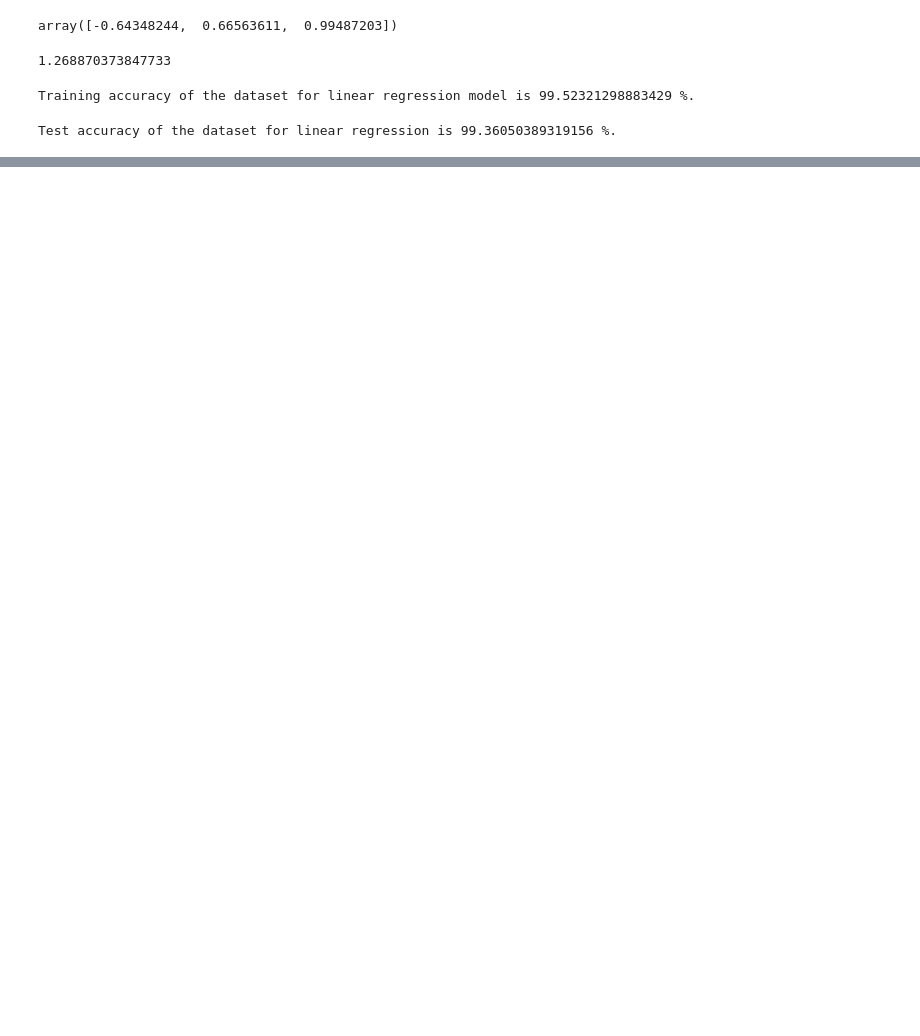
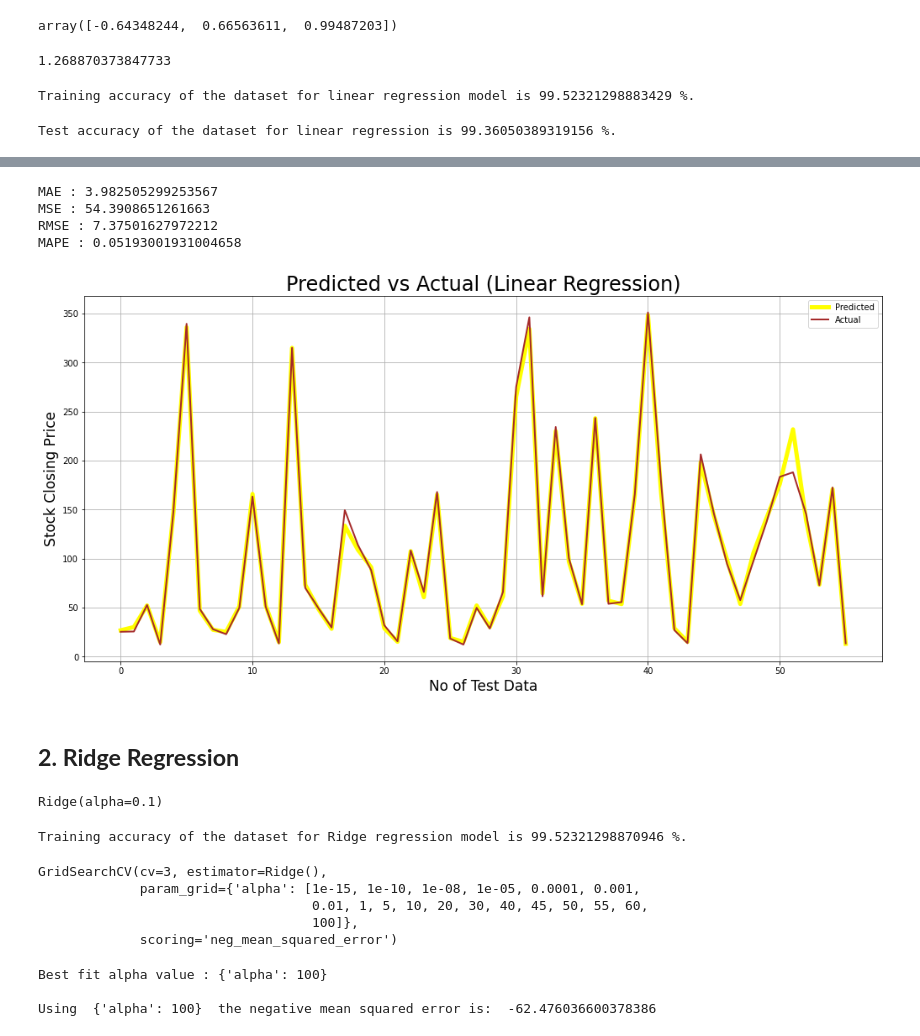
Before and after one commit to Arka1212/Yes-Bank-Stock-Closing-Price-Predcition, a Jupyter notebook: Yes_Bank_Stock_Closing_Price_Prediction_(ML_capstone).ipynb, the cells around one changed output, grey strips where cells are left out. Drawn from its saved outputs; the diff is of its cells as text; code cells hidden in the pictures; blank space fills up the shorter version.

```diff
--- a/Yes_Bank_Stock_Closing_Price_Prediction_(ML_capstone).ipynb
+++ b/Yes_Bank_Stock_Closing_Price_Prediction_(ML_capstone).ipynb
@@ -348,0 +361,34 @@ y_pred = linear_reg_model.predict(x_test)
+# %%
+# Evaluation metrics.
+MAE = mean_absolute_error((y_test), (y_pred))
+print("MAE :" ,MAE)
+
+MSE  = mean_squared_error((y_test), (y_pred))
+print("MSE :" , MSE)
+
+RMSE = np.sqrt(MSE)
+print("RMSE :" ,RMSE)
+
+MAPE=mean_absolute_percentage_error((y_test), (y_pred))
+print("MAPE :" ,MAPE)
+# %% [output]
+MAE : 3.982505299253567
+MSE : 54.3908651261663
+RMSE : 7.37501627972212
+MAPE : 0.05193001931004658
+# %%
+# Visualisation.
+plt.figure(figsize=(17,8))
+plt.plot(y_pred,color='yellow',linewidth=5)
+plt.plot(np.array(y_test),color='brown',linewidth=2)
+plt.legend(["Predicted","Actual"])
+plt.xlabel('No of Test Data',fontsize=17)
+plt.ylabel('Stock Closing Price',fontsize=17)
+plt.title('Predicted vs Actual (Linear Regression)',fontsize=24)
+plt.grid()
+plt.show()
+
+# y_pred = Predicted values
+# y_test = Actual values
+# %% [output]
+[figure, added]
@@ -348,0 +404,33 @@ y_pred = linear_reg_model.predict(x_test)
+# %% [markdown]
+## **2. Ridge Regression**
+# %%
+# Fitting data into Ridge Regression algorithm.
+ridge  = Ridge(alpha=0.1)
+ridge.fit(x_train,y_train)
+# %% [output]
+Ridge(alpha=0.1)
+# %%
+# Checking the training accuracy.
+ridge_train_accuracy = ridge.score(x_train, y_train)*100
+print(f'Training accuracy of the dataset for Ridge regression model is {ridge_train_accuracy} %.')
+# %% [output]
+Training accuracy of the dataset for Ridge regression model is 99.52321298870946 %.
+# %%
+# Cross validation.
+ridge = Ridge()
+parameters = {'alpha': [1e-15,1e-10,1e-8,1e-5,1e-4,1e-3,1e-2,1,5,10,20,30,40,45,50,55,60,100]}
+ridge_regressor = GridSearchCV(ridge, parameters, scoring='neg_mean_squared_error', cv=3)
+ridge_regressor.fit(x_train,y_train)
+# %% [output]
+GridSearchCV(cv=3, estimator=Ridge(),
+             param_grid={'alpha': [1e-15, 1e-10, 1e-08, 1e-05, 0.0001, 0.001,
+                                   0.01, 1, 5, 10, 20, 30, 40, 45, 50, 55, 60,
+                                   100]},
+             scoring='neg_mean_squared_error')
+# %%
+print("Best fit alpha value :" ,ridge_regressor.best_params_)
+print("\nUsing ",ridge_regressor.best_params_, " the negative mean squared error is: ", ridge_regressor.best_score_)
+# %% [output]
+Best fit alpha value : {'alpha': 100}
+
+Using  {'alpha': 100}  the negative mean squared error is:  -62.476036600378386
```
Also changed, not shown: parts of 30 cells of this notebook.
